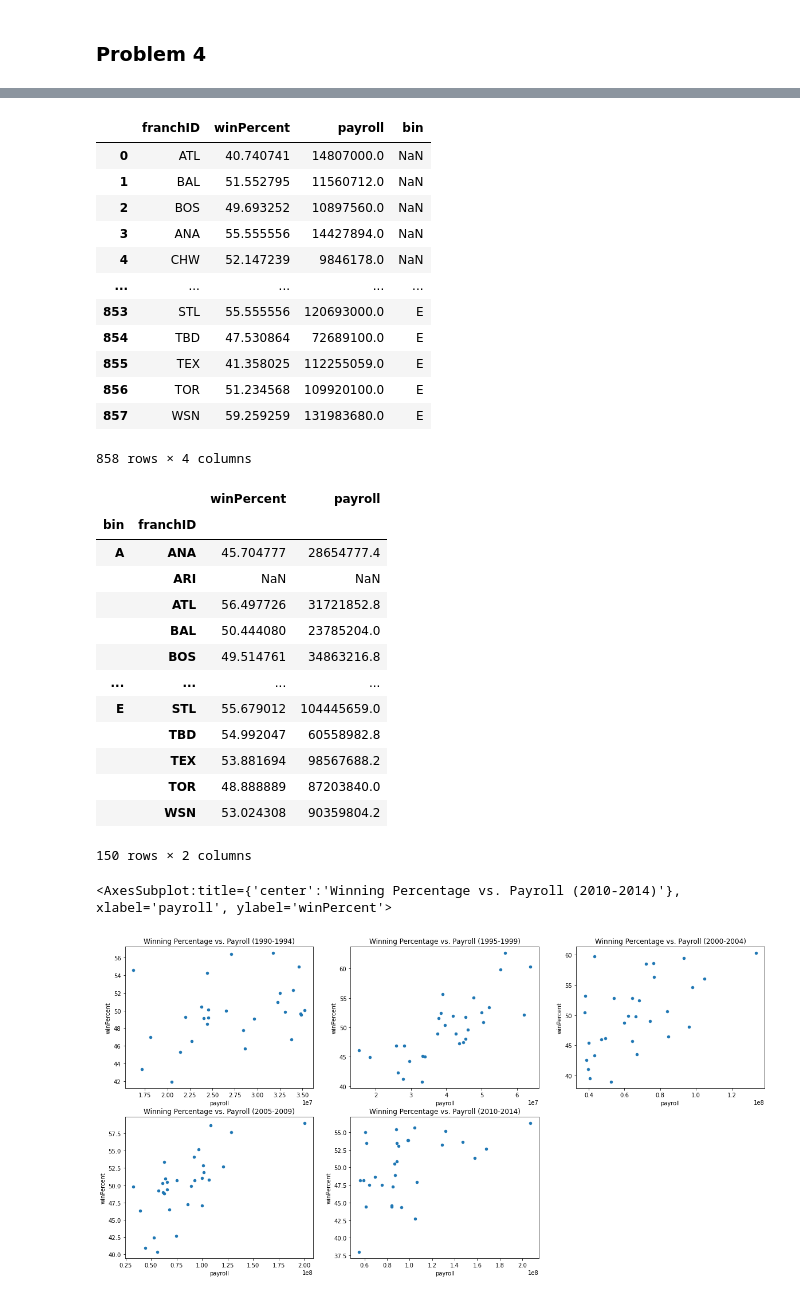
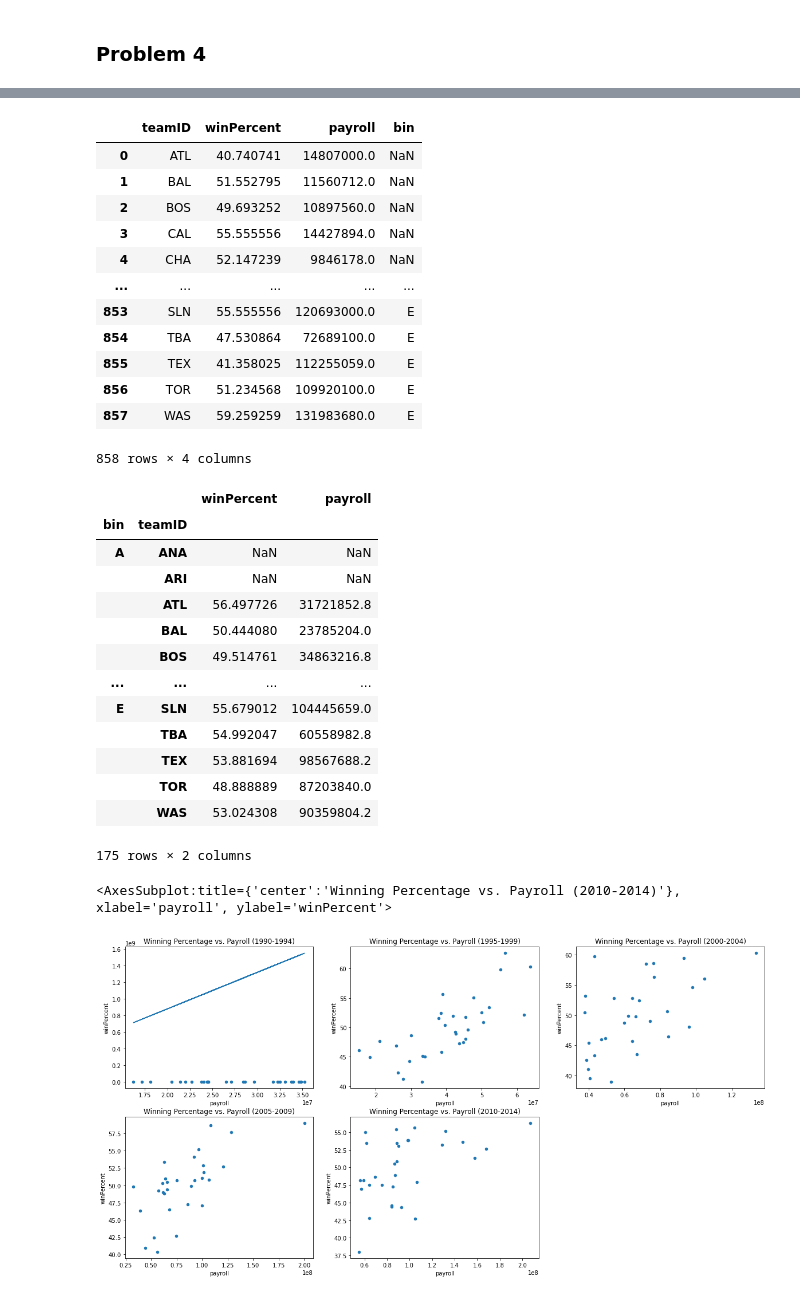
Before and after one commit to jpdevito/cmsc320, a Jupyter notebook: Project 2.ipynb, the cells around one changed output, grey strips where cells are left out. Drawn from its saved outputs; the diff is of its cells as text; code cells hidden in the pictures.

Commit message:
best fit line attempt

```diff
--- a/Project 2.ipynb
+++ b/Project 2.ipynb
@@ -75,6 +75,3 @@ array([<AxesSubplot:title={'center':'payroll'}>], dtype=object)
 ## Correlation between payroll and winning percentage
 # %% [markdown]
 ### Problem 4
-# %%
-# sets yearID as the index and puts the payroll column in a series
-payrolls = teams.set_index("yearID").iloc[:, 5]
@@ -135,56 +80,65 @@ Name: yearID, Length: 858, dtype: int64
 years = teams.iloc[:, 0].rename("bin")
 bins = pd.cut(x=years, bins=[1990, 1995, 2000, 2005, 2010, 2015], labels=["A", "B", "C", "D", "E"], right=False)
 
-# add a bin column to the teams dataframe
-means = teams.drop(teams.columns.difference(["franchID", "winPercent", "payroll"]), 1).join(bins)
+# creates new dataframe with a bin column and select columns from the teams dataframe
+means = teams.drop(teams.columns.difference(["teamID", "winPercent", "payroll"]), 1).join(bins)
 # %%
 means
 # %% [output]
-|  | franchID | winPercent | payroll | bin |
+|  | teamID | winPercent | payroll | bin |
 | 0 | ATL | 40.740741 | 14807000.0 | NaN |
 | 1 | BAL | 51.552795 | 11560712.0 | NaN |
 | 2 | BOS | 49.693252 | 10897560.0 | NaN |
-| 3 | ANA | 55.555556 | 14427894.0 | NaN |
-| 4 | CHW | 52.147239 | 9846178.0 | NaN |
+| 3 | CAL | 55.555556 | 14427894.0 | NaN |
+| 4 | CHA | 52.147239 | 9846178.0 | NaN |
 | ... | ... | ... | ... | ... |
-| 853 | STL | 55.555556 | 120693000.0 | E |
-| 854 | TBD | 47.530864 | 72689100.0 | E |
+| 853 | SLN | 55.555556 | 120693000.0 | E |
+| 854 | TBA | 47.530864 | 72689100.0 | E |
 | 855 | TEX | 41.358025 | 112255059.0 | E |
 | 856 | TOR | 51.234568 | 109920100.0 | E |
-| 857 | WSN | 59.259259 | 131983680.0 | E |
+| 857 | WAS | 59.259259 | 131983680.0 | E |
 858 rows × 4 columns
 # %%
-means = means.groupby(by=["bin", "franchID"]).mean()
+means = means.groupby(by=["bin", "teamID"]).mean()
 # %%
 means
 
-# some bins have NaN because the franchises don't exist in that time period,
+# some bins have NaN because the teams don't exist in that time period,
 # for example the Diamonbacks (ARI) weren't founded until 1998, so they're NaN in bin A (1990-1994)
 # %% [output]
 |  |  | winPercent | payroll |
-| bin | franchID |  |  |
-| A | ANA | 45.704777 | 28654777.4 |
+| bin | teamID |  |  |
+| A | ANA | NaN | NaN |
 |  | ARI | NaN | NaN |
 |  | ATL | 56.497726 | 31721852.8 |
 |  | BAL | 50.444080 | 23785204.0 |
 |  | BOS | 49.514761 | 34863216.8 |
 | ... | ... | ... | ... |
-| E | STL | 55.679012 | 104445659.0 |
-|  | TBD | 54.992047 | 60558982.8 |
+| E | SLN | 55.679012 | 104445659.0 |
+|  | TBA | 54.992047 | 60558982.8 |
 |  | TEX | 53.881694 | 98567688.2 |
 |  | TOR | 48.888889 | 87203840.0 |
-|  | WSN | 53.024308 | 90359804.2 |
+|  | WAS | 53.024308 | 90359804.2 |
-150 rows × 2 columns
+175 rows × 2 columns
+# %%
+means = means.dropna()
 # %%
 # creates 5 subplots
 fig, axes = plt.subplots(nrows=2, ncols=3, figsize=(20, 10))
 fig.delaxes(axes[1][2])
 
+# plots the data for 1990-1994
 means.loc["A"].plot.scatter(x="payroll", y="winPercent", ax=axes[0][0], title="Winning Percentage vs. Payroll (1990-1994)")
+# plots best fit line
+b, m = np.polyfit(means.loc["A"].reset_index().payroll, means.loc["A"].reset_index().winPercent, 1)
+axes[0, 0].plot(means.loc["A"].reset_index().payroll, b + m * means.loc["A"].reset_index().payroll, '-')
+
+# plots the data for 1994-1999
 means.loc["B"].plot.scatter(x="payroll", y="winPercent", ax=axes[0][1], title="Winning Percentage vs. Payroll (1995-1999)")
+
 means.loc["C"].plot.scatter(x="payroll", y="winPercent", ax=axes[0][2], title="Winning Percentage vs. Payroll (2000-2004)")
 means.loc["D"].plot.scatter(x="payroll", y="winPercent", ax=axes[1][0], title="Winning Percentage vs. Payroll (2005-2009)")
 means.loc["E"].plot.scatter(x="payroll", y="winPercent", ax=axes[1][1], title="Winning Percentage vs. Payroll (2010-2014)")
 # %% [output]
 <AxesSubplot:title={'center':'Winning Percentage vs. Payroll (2010-2014)'}, xlabel='payroll', ylabel='winPercent'>
-[figure, old version]
+[figure, new version]
```
Also changed, not shown: parts of 8 cells of this notebook.
